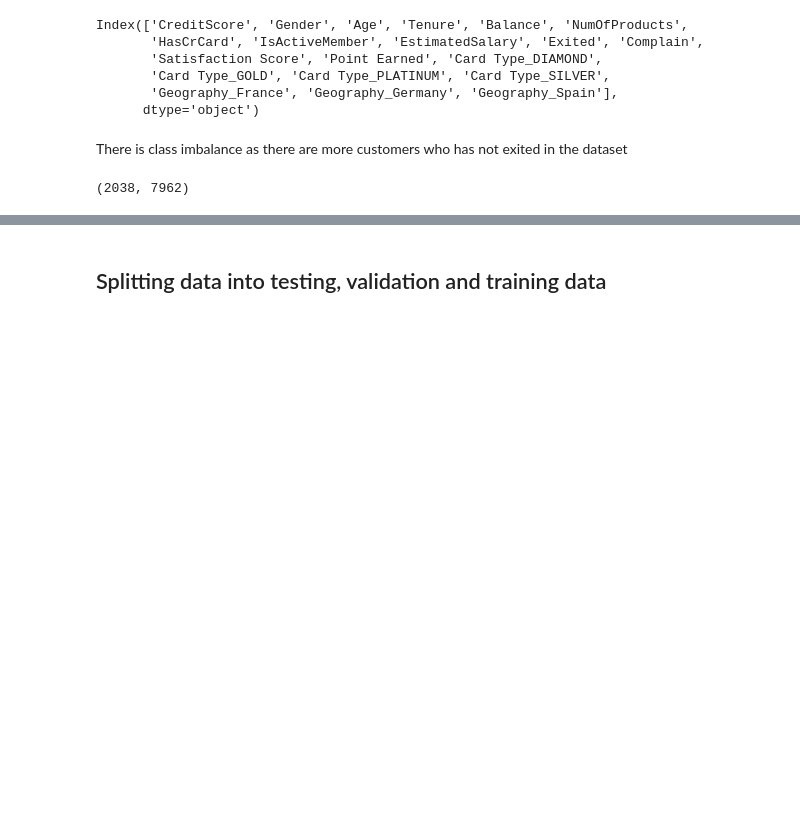
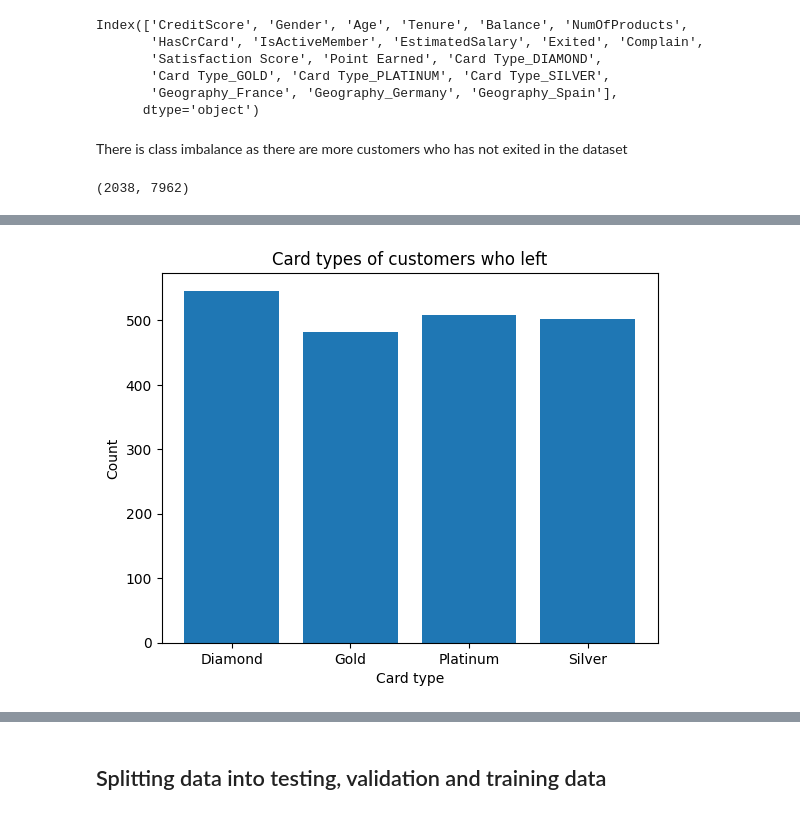
Before and after one commit to SiQiLim/Bank-churn-prediction, a Jupyter notebook: Bank_Churn.ipynb, the cells around one changed output, grey strips where cells are left out. Cells and saved outputs as stored; diff of their text form; code cells hidden in the pictures; blank space fills up the shorter version.

```diff
--- a/Bank_Churn.ipynb
+++ b/Bank_Churn.ipynb
@@ -283,0 +409,16 @@ for i in bank.columns:
+# %%
+diamond_exited = len(bank[(bank['Exited']==1) & (bank['Card Type_DIAMOND'])])
+gold_exited = len(bank[(bank['Exited']==1) & (bank['Card Type_GOLD'])])
+platinum_exited = len(bank[(bank['Exited']==1) & (bank['Card Type_PLATINUM'])])
+silver_exited = len(bank[(bank['Exited']==1) & (bank['Card Type_SILVER'])])
+
+card_type=['Diamond','Gold','Platinum','Silver']
+exited_counts=[diamond_exited,gold_exited,platinum_exited,silver_exited]
+
+plt.bar(card_type,exited_counts)
+plt.title('Card types of customers who left')
+plt.xlabel('Card type')
+plt.ylabel('Count')
+plt.show()
+# %% [output]
+[figure, added]
```
Also changed, not shown: parts of 17 cells of this notebook.
